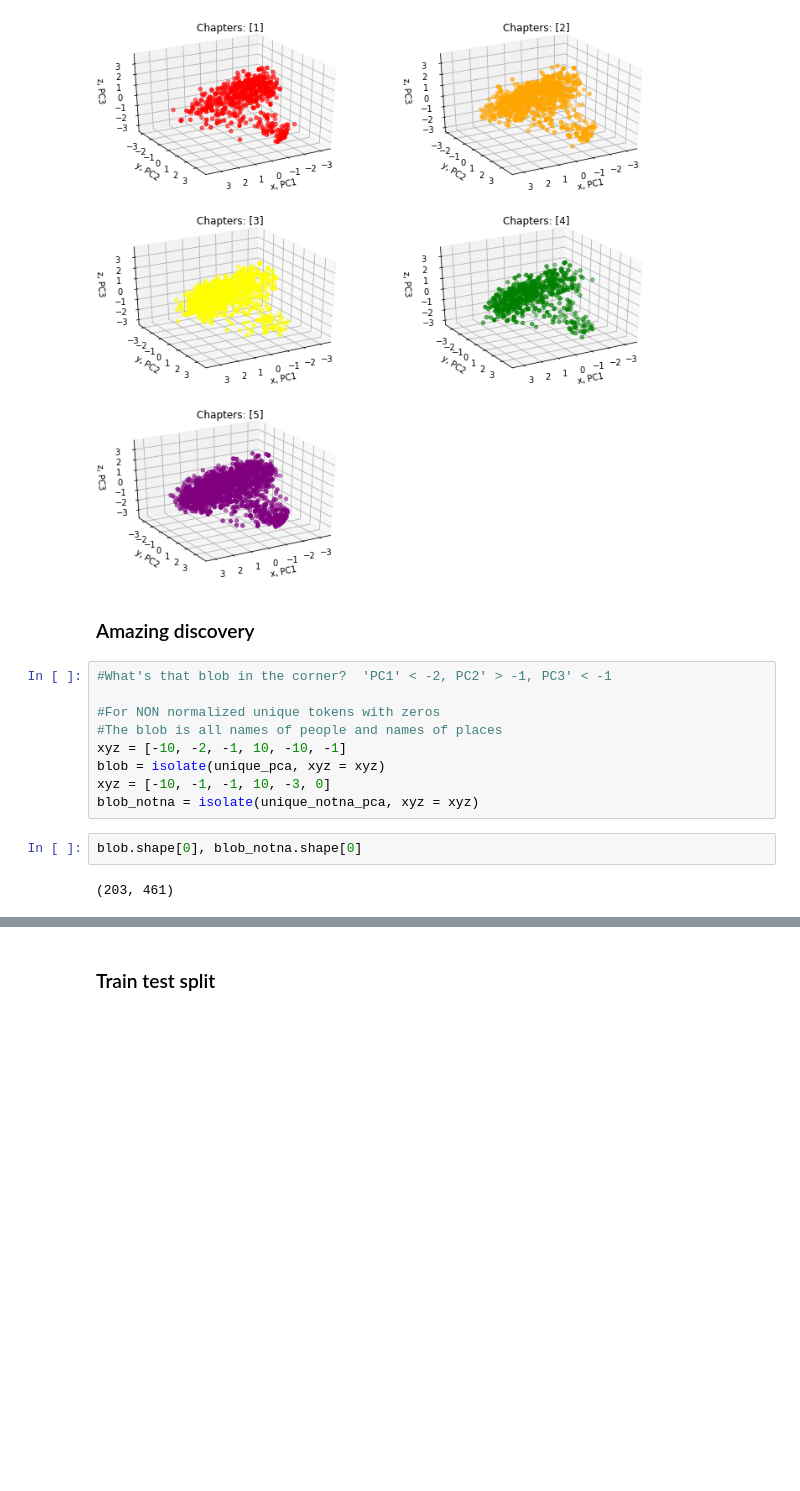
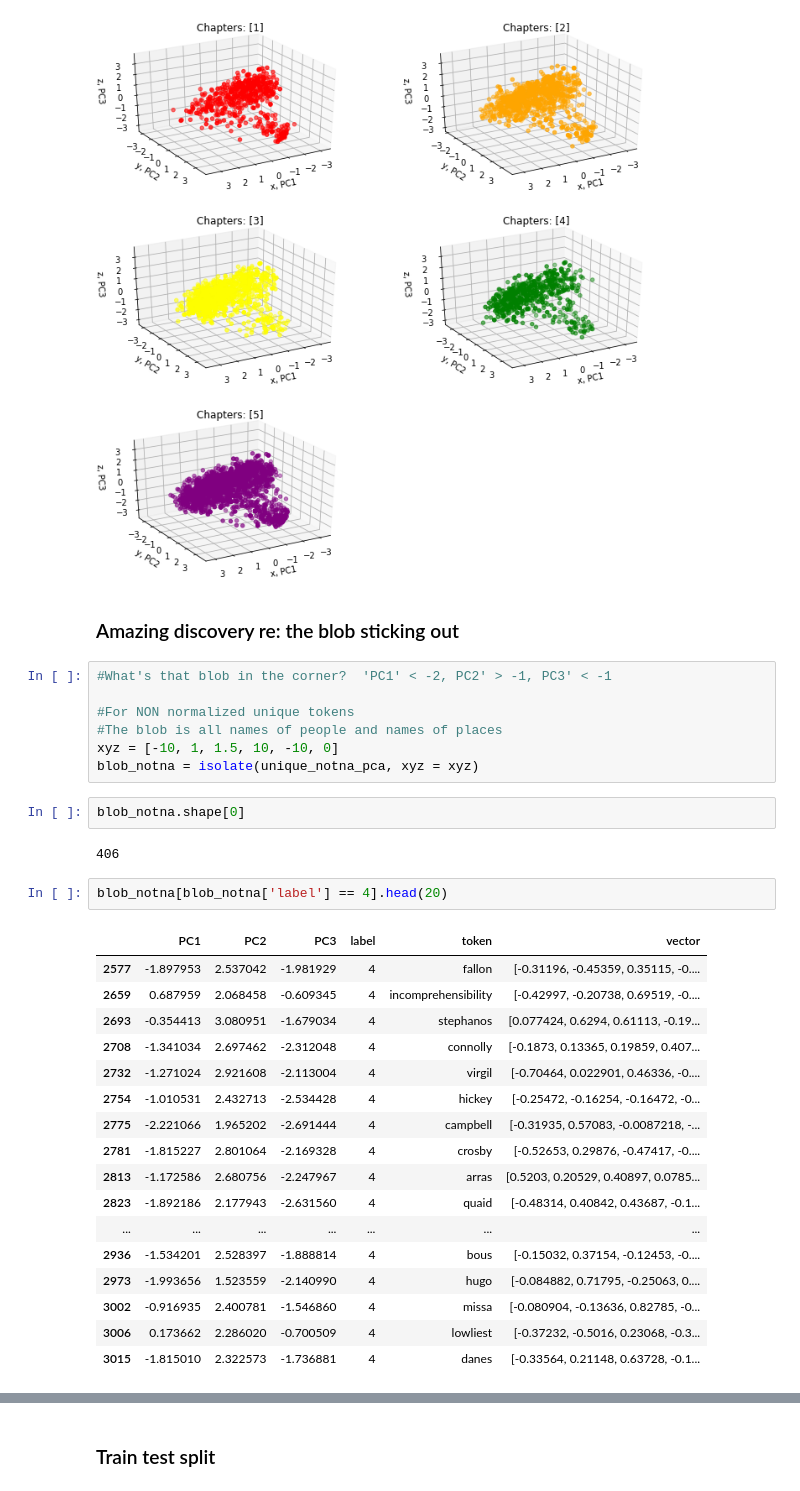
Before and after one commit to ssrosa/dsc-4-final-project-online-ds-pt-100118, a Jupyter notebook: student.ipynb, the cells around one changed output, grey strips where cells are left out. Saved outputs shown, nothing was run; the diff lists cells and outputs as text; blank space fills up the shorter version.

```diff
--- a/student.ipynb
+++ b/student.ipynb
@@ -565,17 +559,35 @@ plot_pca(unique_notna_pca, plot_list, figsize = (12, 12))
 # %% [output]
 [figure]
 # %% [markdown]
-### Amazing discovery
+### Amazing discovery re: the blob sticking out
 # %%
 #What's that blob in the corner?  'PC1' < -2, PC2' > -1, PC3' < -1
 
-#For NON normalized unique tokens with zeros
+#For NON normalized unique tokens
 #The blob is all names of people and names of places
-xyz = [-10, -2, -1, 10, -10, -1]
-blob = isolate(unique_pca, xyz = xyz)
-xyz = [-10, -1, -1, 10, -3, 0]
+xyz = [-10, 1, 1.5, 10, -10, 0]
 blob_notna = isolate(unique_notna_pca, xyz = xyz)
-# %%
-blob.shape[0], blob_notna.shape[0]
-# %% [output]
-(203, 461)
+# %%
+blob_notna.shape[0]
+# %% [output]
+406
+# %%
+blob_notna[blob_notna['label'] == 4].head(20)
+# %% [output]
+|  | PC1 | PC2 | PC3 | label | token | vector |
+| 2577 | -1.897953 | 2.537042 | -1.981929 | 4 | fallon | [-0.31196, -0.45359, 0.35115, -0.... |
+| 2659 | 0.687959 | 2.068458 | -0.609345 | 4 | incomprehensibility | [-0.42997, -0.20738, 0.69519, -0.... |
+| 2693 | -0.354413 | 3.080951 | -1.679034 | 4 | stephanos | [0.077424, 0.6294, 0.61113, -0.19... |
+| 2708 | -1.341034 | 2.697462 | -2.312048 | 4 | connolly | [-0.1873, 0.13365, 0.19859, 0.407... |
+| 2732 | -1.271024 | 2.921608 | -2.113004 | 4 | virgil | [-0.70464, 0.022901, 0.46336, -0.... |
+| 2754 | -1.010531 | 2.432713 | -2.534428 | 4 | hickey | [-0.25472, -0.16254, -0.16472, -0... |
+| 2775 | -2.221066 | 1.965202 | -2.691444 | 4 | campbell | [-0.31935, 0.57083, -0.0087218, -... |
+| 2781 | -1.815227 | 2.801064 | -2.169328 | 4 | crosby | [-0.52653, 0.29876, -0.47417, -0.... |
+| 2813 | -1.172586 | 2.680756 | -2.247967 | 4 | arras | [0.5203, 0.20529, 0.40897, 0.0785... |
+| 2823 | -1.892186 | 2.177943 | -2.631560 | 4 | quaid | [-0.48314, 0.40842, 0.43687, -0.1... |
+| ... | ... | ... | ... | ... | ... | ... |
+| 2936 | -1.534201 | 2.528397 | -1.888814 | 4 | bous | [-0.15032, 0.37154, -0.12453, -0.... |
+| 2973 | -1.993656 | 1.523559 | -2.140990 | 4 | hugo | [-0.084882, 0.71795, -0.25063, 0.... |
+| 3002 | -0.916935 | 2.400781 | -1.546860 | 4 | missa | [-0.080904, -0.13636, 0.82785, -0... |
+| 3006 | 0.173662 | 2.286020 | -0.700509 | 4 | lowliest | [-0.37232, -0.5016, 0.23068, -0.3... |
+| 3015 | -1.815010 | 2.322573 | -1.736881 | 4 | danes | [-0.33564, 0.21148, 0.63728, -0.1... |
```
Also changed, not shown: parts of 30 cells of this notebook.
